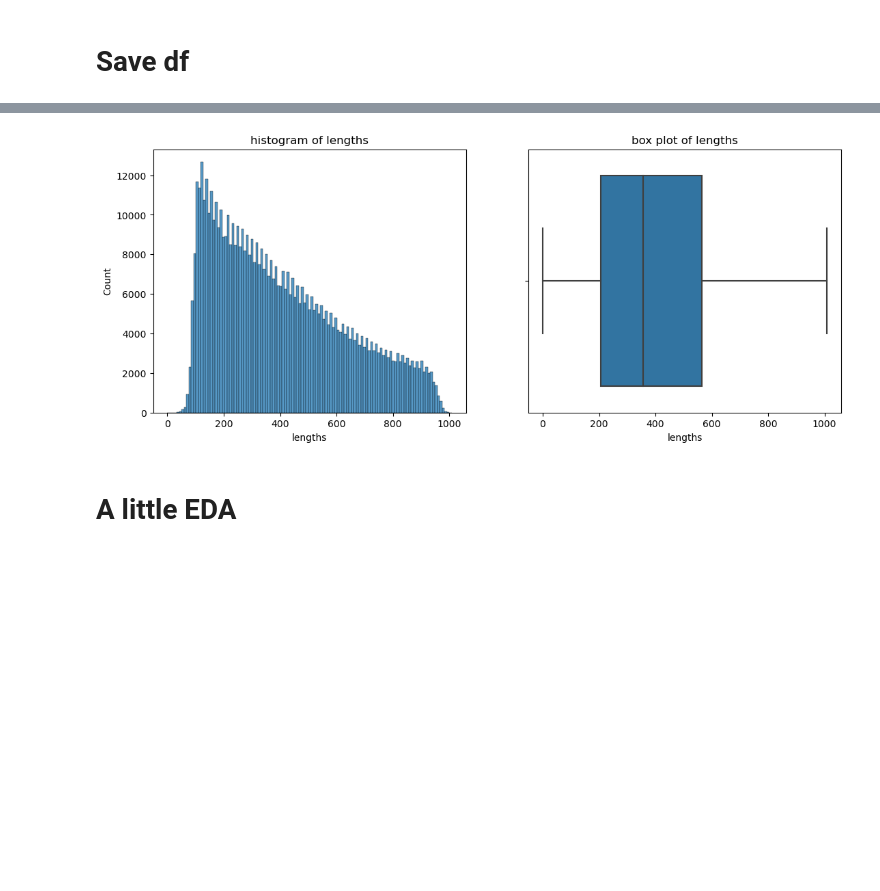
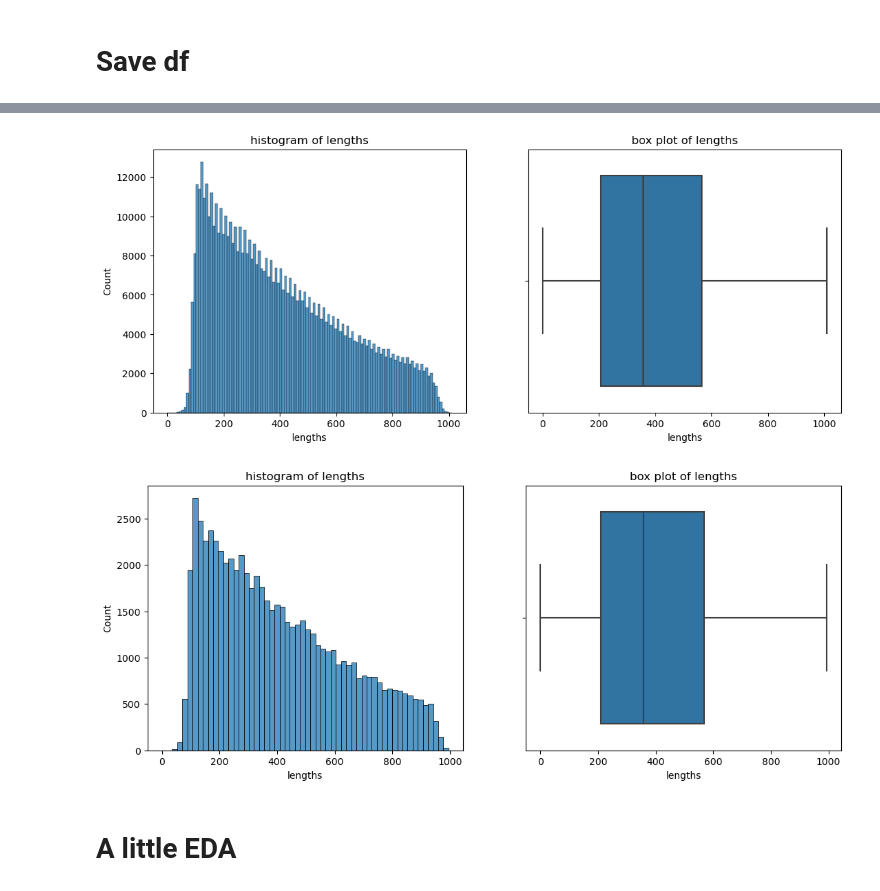
Before and after one commit to jameskn30/NLP_RNN, a Jupyter notebook: UB DL/final/amazon/process_amazon_full.ipynb, the cells around one changed output, grey strips where cells are left out. Cells and saved outputs as stored; diff of their text form; code cells hidden in the pictures; blank space fills up the shorter version.

```diff
--- a/UB DL/final/amazon/process_amazon_full.ipynb
+++ b/UB DL/final/amazon/process_amazon_full.ipynb
@@ -272,12 +270,20 @@ test_df.describe()
 # %%
 fig, (ax1, ax2) = plt.subplots(1,2,figsize=(13,5))
-sns.histplot(eda_df, x = 'lengths', ax = ax1)
+sns.histplot(train_df, x = 'lengths', ax = ax1)
 ax1.set_title('histogram of lengths')
-sns.boxplot(eda_df, x = 'lengths', ax = ax2)
+sns.boxplot(train_df, x = 'lengths', ax = ax2)
 ax2.set_title('box plot of lengths')
 plt.show()
+
+fig, (ax1, ax2) = plt.subplots(1,2,figsize=(13,5))
+sns.histplot(test_df, x = 'lengths', ax = ax1)
+ax1.set_title('histogram of lengths')
+sns.boxplot(test_df, x = 'lengths', ax = ax2)
+ax2.set_title('box plot of lengths')
+plt.show()
 # %% [output]
-[figure, old version]
+[figure, new version]
+[figure, added]
 # %% [markdown]
 # A little EDA
 # %%
```
Also changed, not shown: parts of 8 cells of this notebook, 1 other file.
